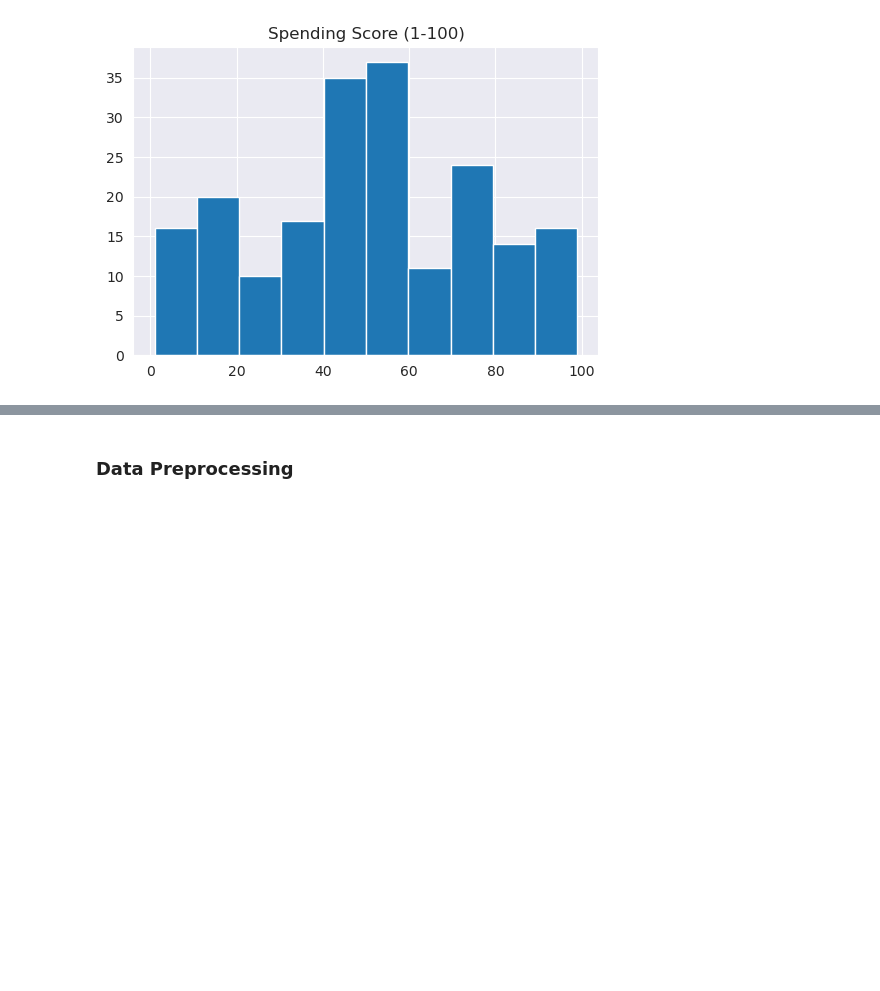
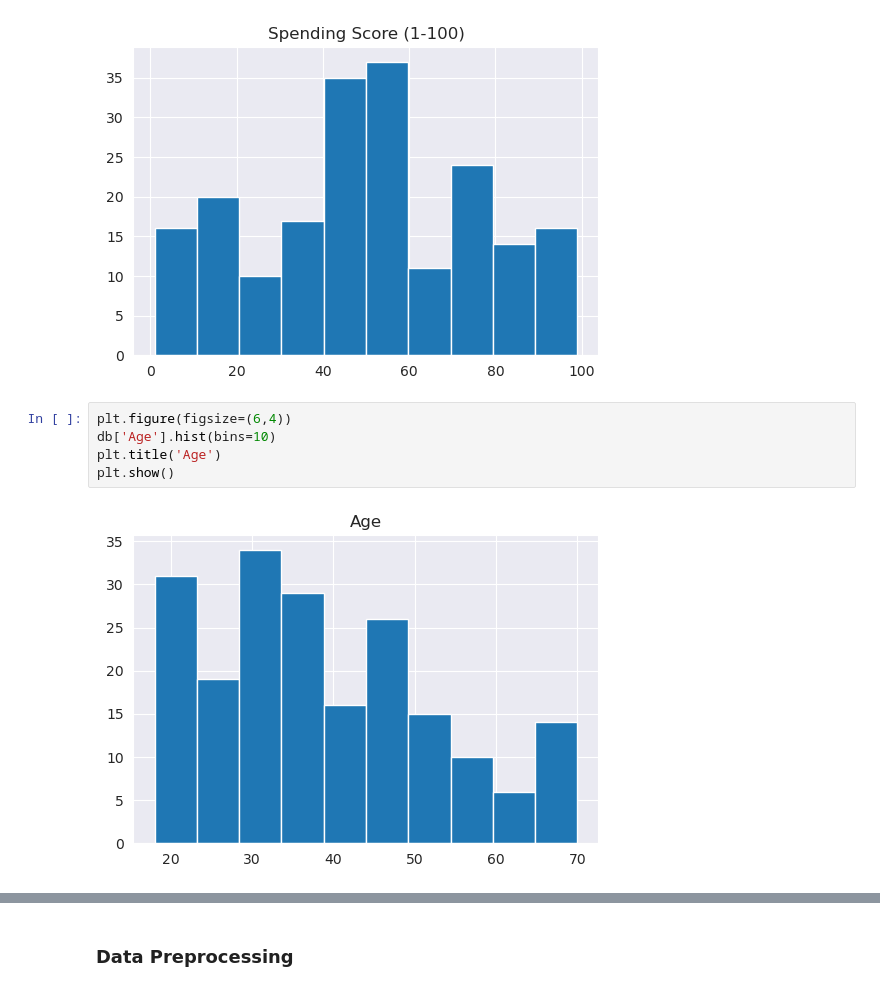
Before and after one commit to Proenca13/Projects, a Jupyter notebook: Mall Costumers/Mall_Costumers.ipynb, the cells around one changed output, grey strips where cells are left out. Cells and saved outputs as stored; diff of their text form; blank space fills up the shorter version.

```diff
--- a/Mall Costumers/Mall_Costumers.ipynb
+++ b/Mall Costumers/Mall_Costumers.ipynb
@@ -99,3 +102,10 @@ plt.title('Spending Score (1-100)')
 plt.show()
 # %% [output]
 [figure]
+# %%
+plt.figure(figsize=(6,4))
+db['Age'].hist(bins=10)
+plt.title('Age')
+plt.show()
+# %% [output]
+[figure, added]
```
Also changed, not shown: parts of 9 cells of this notebook, 1 other file.
